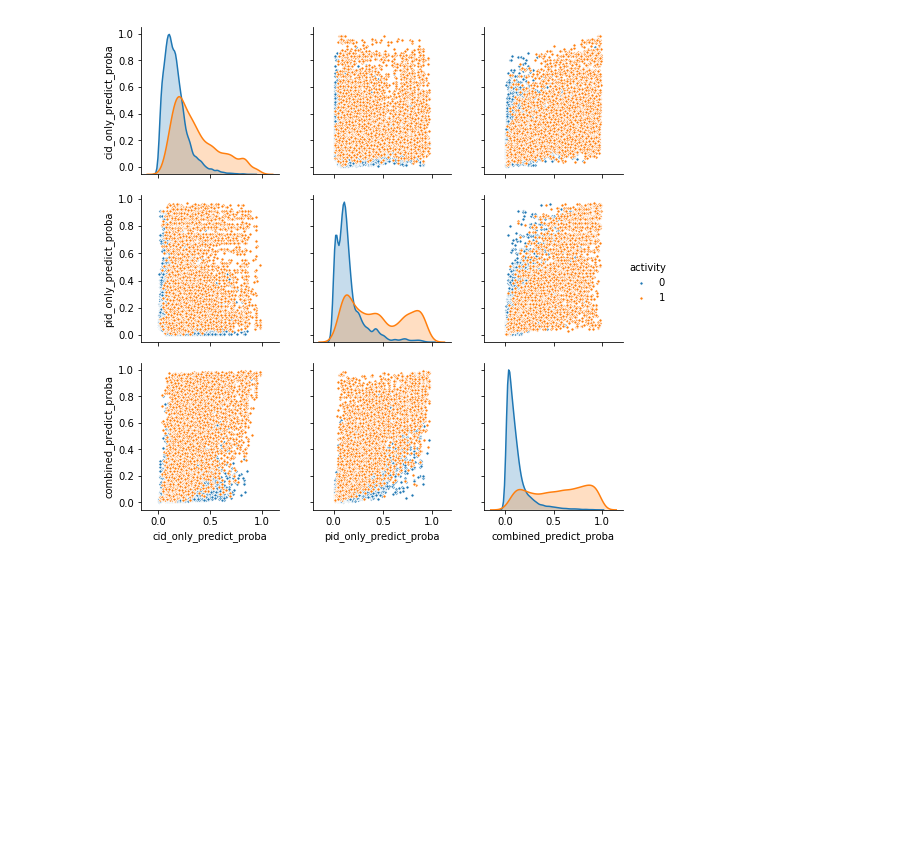
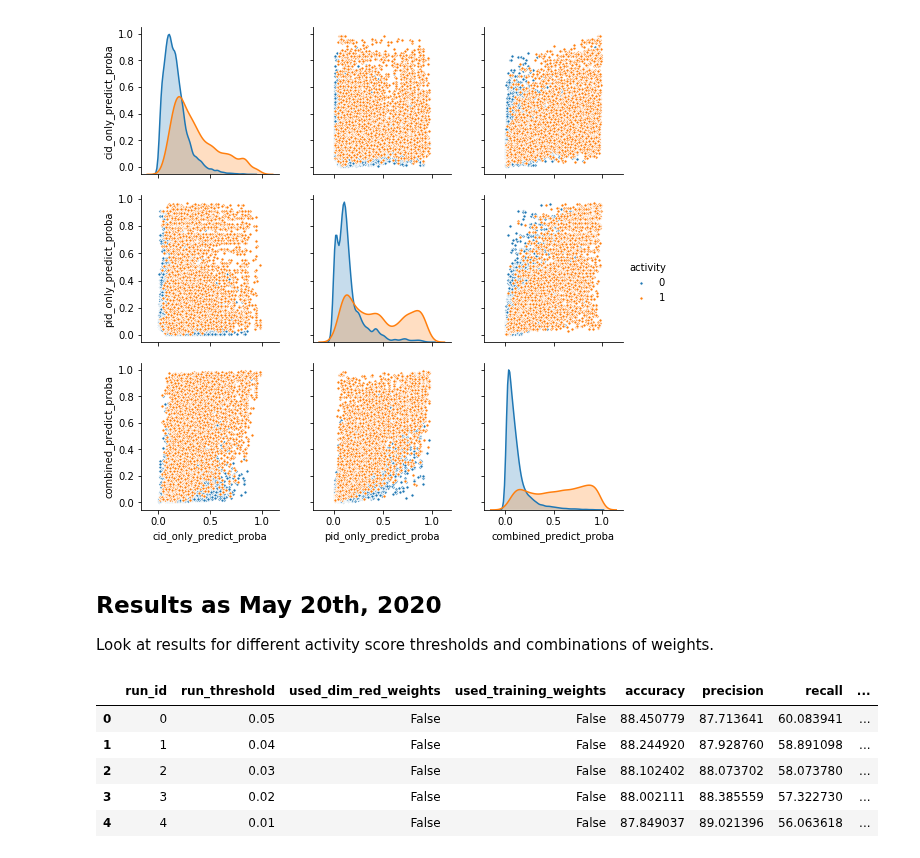
Before and after one commit to BrianDavisMath/FDA-COVID19, a Jupyter notebook: notebooks/model_comparison/model_comparison.ipynb, the cells around one changed output. Saved outputs shown, nothing was run; the diff lists cells and outputs as text; code cells hidden in the pictures; blank space fills up the shorter version.

```diff
--- a/notebooks/model_comparison/model_comparison.ipynb
+++ b/notebooks/model_comparison/model_comparison.ipynb
@@ -58,3 +58,30 @@ sns.pairplot(df_in, vars=cols_to_plot, diag_kind="kde", hue='activity', plot_kws
 plt.show()
 # %% [output]
 [figure]
+# %% [markdown]
+## Results as May 20th, 2020
+
+Look at results for different activity score thresholds and combinations of weights.
+# %%
+# activity scores used for both dimension reduction weights and training weights. Set using *sample_weight* property on XGBoost.
+df_all_weights = pd.read_csv('05-20-2020/all_weights/params_and_metrics.csv')
+
+# activity scores only used for dimension reduction
+df_dim_red_weights = pd.read_csv('05-20-2020/dim_red_weights/params_and_metrics.csv')
+
+# activity score only used for training
+df_training_weights = pd.read_csv('05-20-2020/training_weights/params_and_metrics.csv')
+
+# no weights used
+df_no_weights = pd.read_csv('05-20-2020/no_weights/params_and_metrics.csv')
+
+assert(len(df_all_weights) == len(df_dim_red_weights) == len(df_training_weights) == len(df_no_weights))
+# %%
+df_no_weights
+# %% [output]
+|  | run_id | run_threshold | used_dim_red_weights | used_training_weights | accuracy | precision | recall | ... |
+| 0 | 0 | 0.05 | False | False | 88.450779 | 87.713641 | 60.083941 | ... |
+| 1 | 1 | 0.04 | False | False | 88.244920 | 87.928760 | 58.891098 | ... |
+| 2 | 2 | 0.03 | False | False | 88.102402 | 88.073702 | 58.073780 | ... |
+| 3 | 3 | 0.02 | False | False | 88.002111 | 88.385559 | 57.322730 | ... |
+| 4 | 4 | 0.01 | False | False | 87.849037 | 89.021396 | 56.063618 | ... |
```
Also changed, not shown: parts of 5 cells of this notebook, 49 other files.
